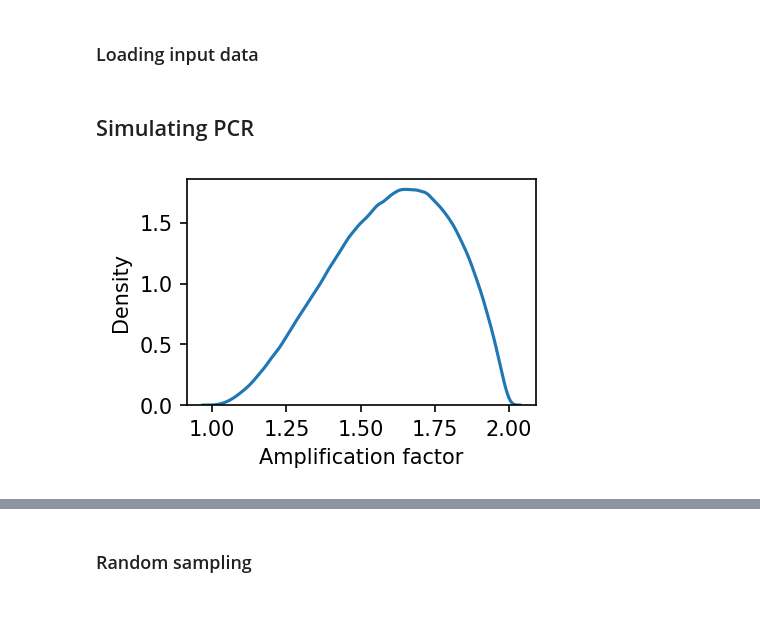
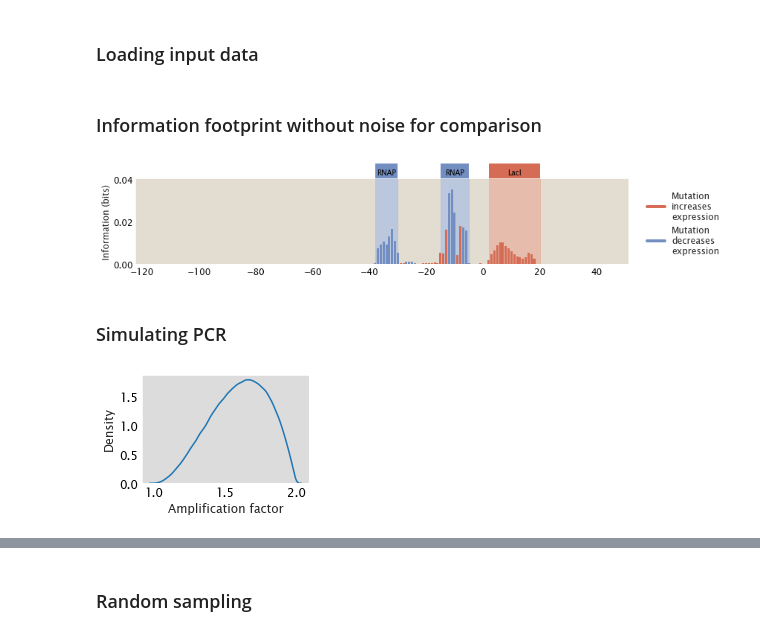
Before and after one commit to RPGroup-PBoC/theoretical_regseq, a Jupyter notebook: notebooks/noise/experimental_noise.ipynb, the cells around one changed output, grey strips where cells are left out. Drawn from its saved outputs; the diff is of its cells as text; code cells hidden in the pictures; blank space fills up the shorter version.

Commit message:
made pretty figures

```diff
--- a/notebooks/noise/experimental_noise.ipynb
+++ b/notebooks/noise/experimental_noise.ipynb
@@ -8,6 +8,13 @@ from Bio import SeqIO
 import tregs
 
 # visualization
+import matplotlib as mpl
 import matplotlib.pyplot as plt
+from matplotlib.lines import Line2D
+plt.rcParams.update({'font.size': 12})
+
+from matplotlib import font_manager
+font_manager.fontManager.addfont('../../misc/lucida-sans-unicode.ttf')
+
 import seaborn as sns
-plt.rcParams['figure.dpi'] = 150
+tregs.mpl_pboc.plotting_style()
@@ -44,3 +68,5 @@ for i in range(3):
     O1_1027_fixed[i] = tregs.simulate.fix_wt(O1_1027_raw[i], rep_site)
 
 rep_emat = np.mean(O1_1027_fixed, axis=0)
+# %% [markdown]
+### Information footprint without noise for comparison
@@ -47,5 +93,59 @@ rep_emat = np.mean(O1_1027_fixed, axis=0)
+# %%
+fig, ax = plt.subplots(figsize=(12,2.5))
+
+ax.axvspan(-38, -30, alpha=0.7, color='#A9BFE3')
+ax.axvspan(-15, -5, alpha=0.7, color='#A9BFE3')
+ax.axvspan(2, 20, alpha=0.7, color='#E8B19D')
+
+ax.set_ylim(top=max(footprint)*1.15)
+ax.add_patch(mpl.patches.Rectangle((-38, max(footprint)*1.15),
+                                        8,
+                                        max(footprint) * 0.2,
+                                        facecolor='#738FC1',
+                                        clip_on=False,
+                                        linewidth = 0))
+ax.text(-38 + 0.5 * 8, max(footprint) * 1.2, 'RNAP', fontsize = 10, color = 'k',
+         ha='center', va='baseline')
+
+ax.add_patch(mpl.patches.Rectangle((-15, max(footprint)*1.15),
+                                        10,
+                                        max(footprint) * 0.2,
+                                        facecolor='#738FC1',
+                                        clip_on=False,
+                                        linewidth = 0))
+ax.text(-15 + 0.5 * 10, max(footprint) * 1.2, 'RNAP', fontsize = 10, color = 'k',
+         ha='center', va='baseline')
+
+ax.add_patch(mpl.patches.Rectangle((2, max(footprint)*1.15),
+                                        18,
+                                        max(footprint) * 0.2,
+                                        facecolor='#D56C55',
+                                        clip_on=False,
+                                        linewidth = 0))
+ax.text(2 + 0.5 * 18, max(footprint) * 1.2, 'LacI', fontsize = 10, color = 'k',
+         ha='center', va='baseline')
+
+
+windowsize=3
+cut = int((windowsize - 1) / 2)
+x = np.arange(-115 + cut, 45 - cut)
+shiftcolors = [('#D56C55' if exshift > 0 else '#738FC1') for exshift in exshift_list]
+ax.bar(x, footprint, color=shiftcolors, edgecolor=None, linewidth=0)
+ax.set_ylabel('Information (bits)', fontsize=12)
+
+custom_lines = [Line2D([0], [0], color='#D56C55', lw=4),
+                Line2D([0], [0], color='#738FC1', lw=4)]
+plt.legend(custom_lines,
+           ['Mutation\nincreases\nexpression', 'Mutation\ndecreases\nexpression'],
+           bbox_to_anchor=(1.2, 0.95), frameon=False)
+
+plt.tight_layout()
+plt.savefig('../../figs/simrep_footprint.png', dpi=300, bbox_inches='tight')
+plt.show()
+# %% [output]
+[figure, added]
 # %% [markdown]
-## Simulating PCR
+### Simulating PCR
 # %%
 def amplify(seq_cnt, rounds, alpha=10, beta=1.5):
     num_seqs = len(seq_cnt)
@@ -101,11 +201,13 @@ mu_data = df['norm_ct_1']
 # %%
 fig, ax = plt.subplots(figsize=(3, 2))
 dist = np.random.beta(a=3, b=2, size=1000000)
 sns.kdeplot(dist+1)
 ax.set_xlabel('Amplification factor')
+ax.set_facecolor("gainsboro")
+plt.savefig('../../figs/beta_distribution.png', dpi=300, bbox_inches='tight')
 plt.show()
 # %% [output]
-[figure, old version]
+[figure, new version]
 # %%
 fig, ax = plt.subplots(figsize=(3,2))
 ax.hist(df['noise'], bins=30, color='dodgerblue')
```
Also changed, not shown: parts of 8 cells of this notebook, 26 other files.
